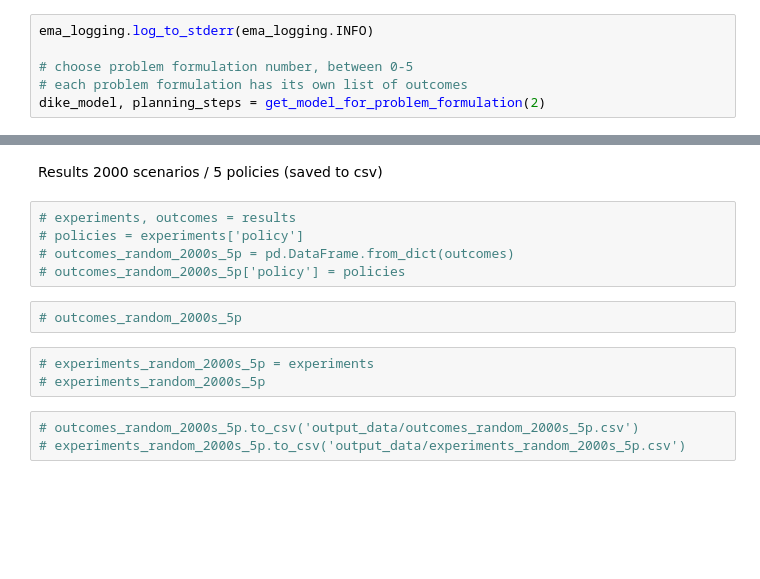
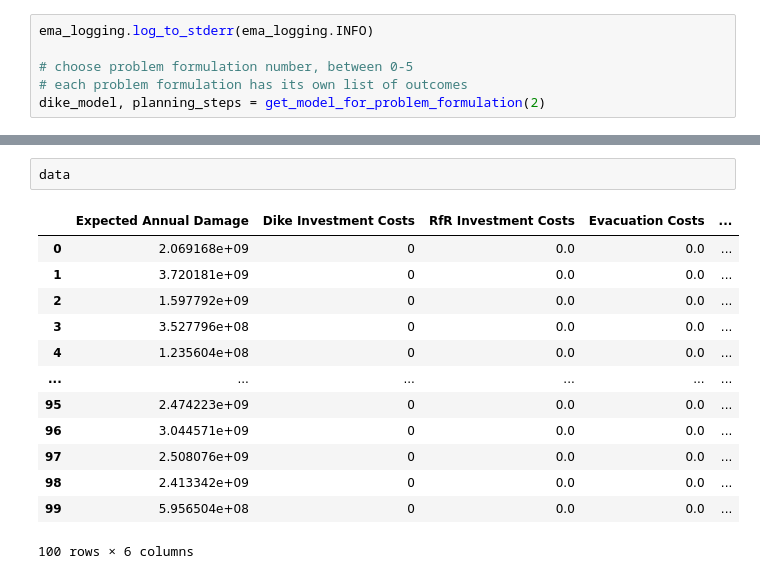
Before and after one commit to BRtudelft/Group1_EPA1361_Model-based_Decision-making, a Jupyter notebook: MORDM_1_problem_formulation.ipynb, the cells around one changed output, grey strips where cells are left out. Cells and saved outputs as stored; diff of their text form; blank space fills up the shorter version.

```diff
--- a/MORDM_1_problem_formulation.ipynb
+++ b/MORDM_1_problem_formulation.ipynb
@@ -126,15 +59,16 @@ Model random policies
-# %% [markdown]
-Results 2000 scenarios / 5 policies (saved to csv)
-# %%
-# experiments, outcomes = results
-# policies = experiments['policy']
-# outcomes_random_2000s_5p = pd.DataFrame.from_dict(outcomes)
-# outcomes_random_2000s_5p['policy'] = policies
-# %%
-# outcomes_random_2000s_5p
-# %%
-# experiments_random_2000s_5p = experiments
-# experiments_random_2000s_5p
-# %%
-# outcomes_random_2000s_5p.to_csv('output_data/outcomes_random_2000s_5p.csv')
-# experiments_random_2000s_5p.to_csv('output_data/experiments_random_2000s_5p.csv')
+# %%
+data
+# %% [output]
+|  | Expected Annual Damage | Dike Investment Costs | RfR Investment Costs | Evacuation Costs | ... |
+| 0 | 2.069168e+09 | 0 | 0.0 | 0.0 | ... |
+| 1 | 3.720181e+09 | 0 | 0.0 | 0.0 | ... |
+| 2 | 1.597792e+09 | 0 | 0.0 | 0.0 | ... |
+| 3 | 3.527796e+08 | 0 | 0.0 | 0.0 | ... |
+| 4 | 1.235604e+08 | 0 | 0.0 | 0.0 | ... |
+| ... | ... | ... | ... | ... | ... |
+| 95 | 2.474223e+09 | 0 | 0.0 | 0.0 | ... |
+| 96 | 3.044571e+09 | 0 | 0.0 | 0.0 | ... |
+| 97 | 2.508076e+09 | 0 | 0.0 | 0.0 | ... |
+| 98 | 2.413342e+09 | 0 | 0.0 | 0.0 | ... |
+| 99 | 5.956504e+08 | 0 | 0.0 | 0.0 | ... |
+100 rows × 6 columns
```
Also changed, not shown: parts of 25 cells of this notebook, 1 other file.
